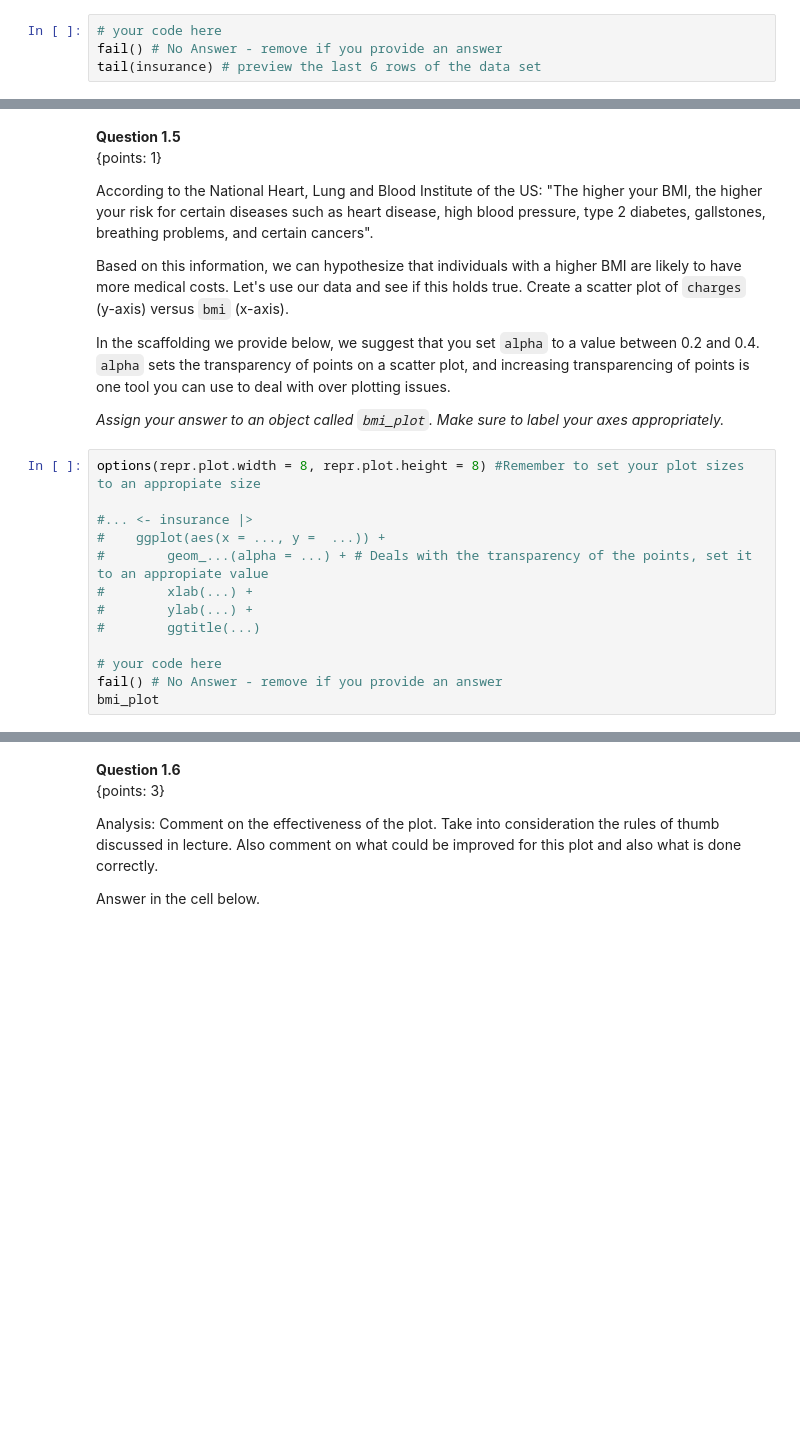
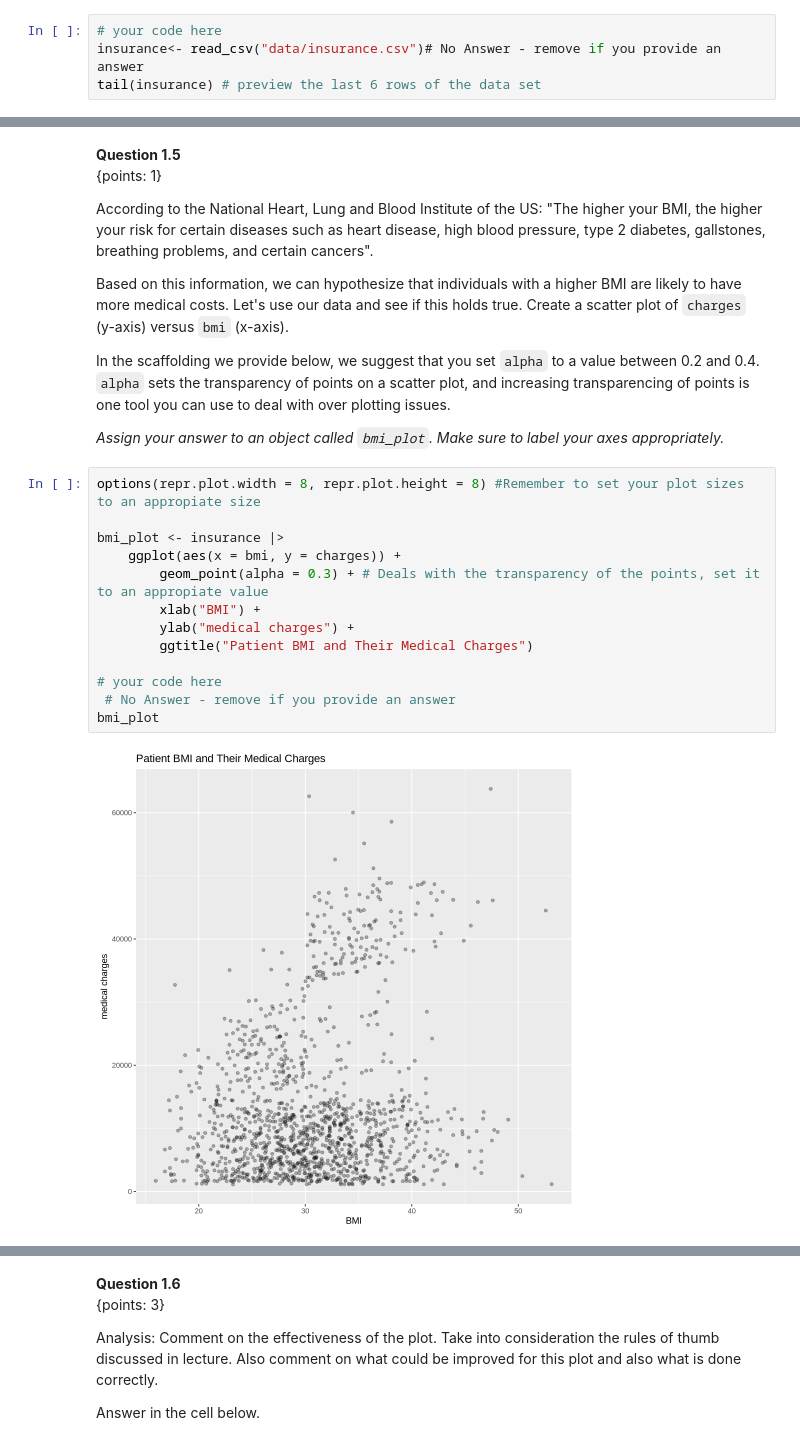
Before and after one commit to ca-vas/dsci-100-student, a Jupyter notebook: materials/R/tutorial_viz/tutorial_viz.ipynb, the cells around one changed output, grey strips where cells are left out. Saved outputs shown, nothing was run; the diff lists cells and outputs as text; blank space fills up the shorter version.

```diff
--- a/materials/R/tutorial_viz/tutorial_viz.ipynb
+++ b/materials/R/tutorial_viz/tutorial_viz.ipynb
@@ -185,5 +196,5 @@ Read the `insurance.csv` file in the `data/` folder and use `tail` to view the l
 *Assign your answer to an object called `insurance`.*
 # %%
 # your code here
-fail() # No Answer - remove if you provide an answer
+insurance<- read_csv("data/insurance.csv")# No Answer - remove if you provide an answer
 tail(insurance) # preview the last 6 rows of the data set
@@ -223,16 +256,18 @@ In the scaffolding we provide below, we suggest that you set `alpha` to a value
 # %%
 options(repr.plot.width = 8, repr.plot.height = 8) #Remember to set your plot sizes to an appropiate size
 
-#... <- insurance |>
-#    ggplot(aes(x = ..., y =  ...)) +
-#        geom_...(alpha = ...) + # Deals with the transparency of the points, set it to an appropiate value
-#        xlab(...) +
-#        ylab(...) +
-#        ggtitle(...)
+bmi_plot <- insurance |>
+    ggplot(aes(x = bmi, y = charges)) +
+        geom_point(alpha = 0.3) + # Deals with the transparency of the points, set it to an appropiate value
+        xlab("BMI") +
+        ylab("medical charges") +
+        ggtitle("Patient BMI and Their Medical Charges")
 
 # your code here
-fail() # No Answer - remove if you provide an answer
+ # No Answer - remove if you provide an answer
 bmi_plot
+# %% [output]
+[figure, added]
 # %%
 library(digest)
 stopifnot("type of plot is not correct (if you are using two types of geoms, try flipping the order of the geom objects!)"= setequal(digest(paste(toString(sapply(seq_len(length(bmi_plot$layers)), function(i) {c(class(bmi_plot$layers[[i]]$geom))[1]})), "9fc61")), "1e050c25f34adbbf10f53434343ddca4"))
```
Also changed, not shown: parts of 29 cells of this notebook.
